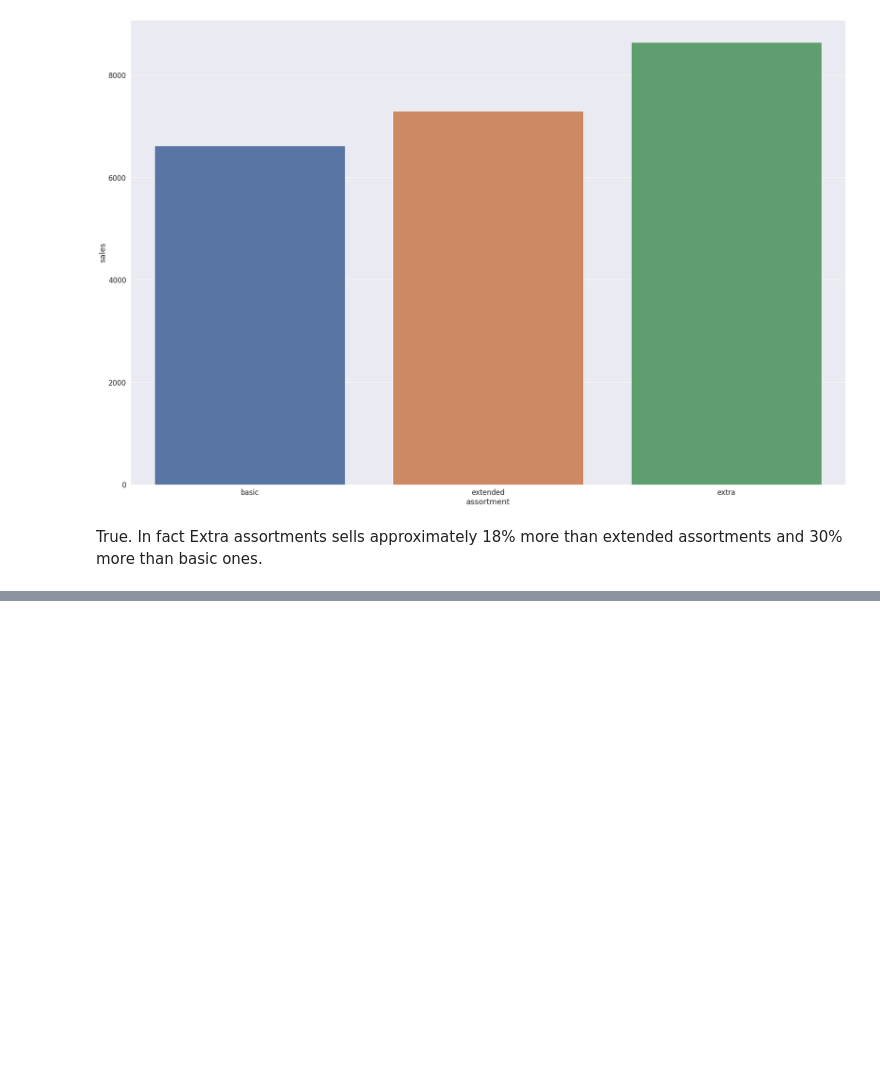
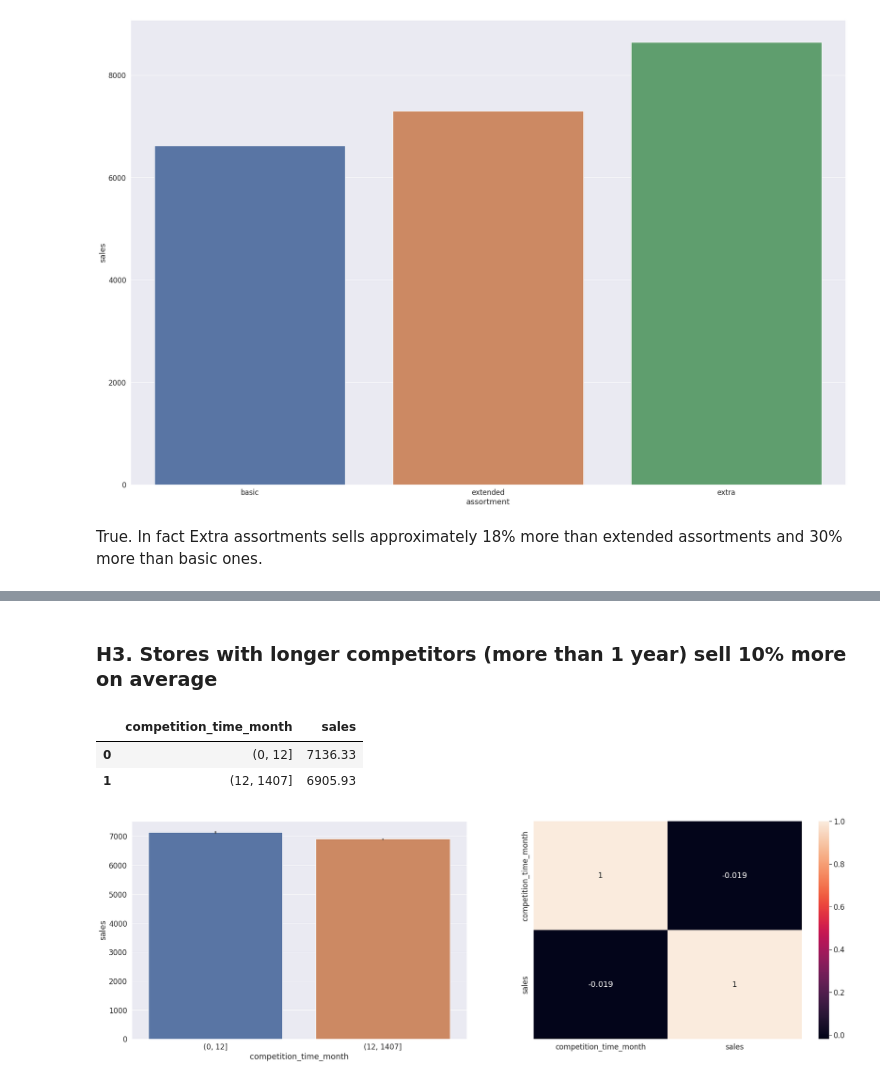
Before and after one commit to danillobarroscordeiro/rossman_sales, a Jupyter notebook: Untitled.ipynb, the cells around one changed output, grey strips where cells are left out. Saved outputs shown, nothing was run; the diff lists cells and outputs as text; code cells hidden in the pictures; blank space fills up the shorter version.

```diff
--- a/Untitled.ipynb
+++ b/Untitled.ipynb
@@ -460,0 +426,19 @@ False. In fact store with nearby competitors sell 7% more than store with futher
+# %% [markdown]
+### H3. Stores with longer competitors (more than 1 year) sell 10% more on average
+# %%
+aux1 = df4.loc[:,['competition_time_month','sales']]
+aux1['competition_time_month'] = pd.cut(aux1['competition_time_month'], bins=[0,12,max(aux1['competition_time_month'])])
+aux2= aux1.groupby('competition_time_month').mean().reset_index()
+
+plt.subplot(2,2,1)
+sns.barplot(data=aux1,x='competition_time_month', y='sales');
+
+
+plt.subplot(2,2,2)
+sns.heatmap(df4[['competition_time_month','sales']].corr(method='kendall'),annot=True)
+aux2
+# %% [output]
+|  | competition_time_month | sales |
+| 0 | (0, 12] | 7136.33 |
+| 1 | (12, 1407] | 6905.93 |
+[figure, added]
```
Also changed, not shown: parts of 19 cells of this notebook.
